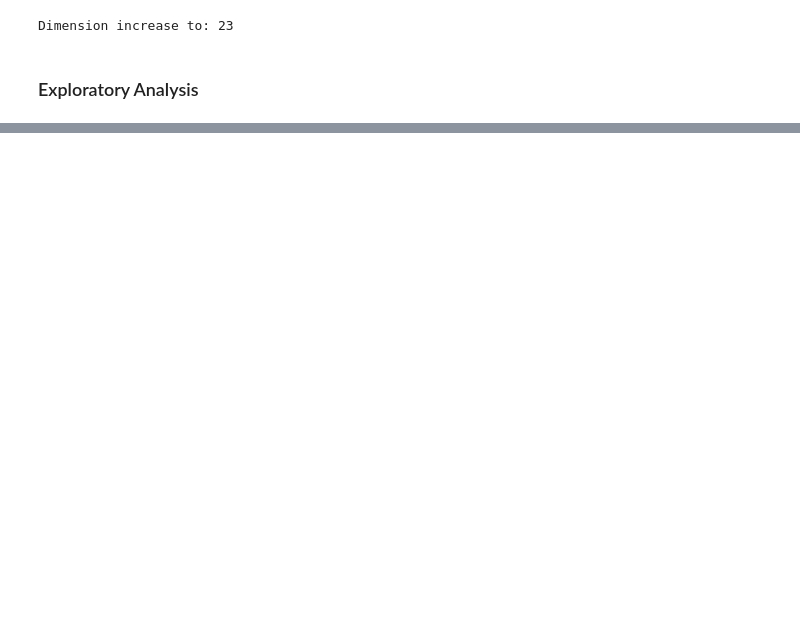
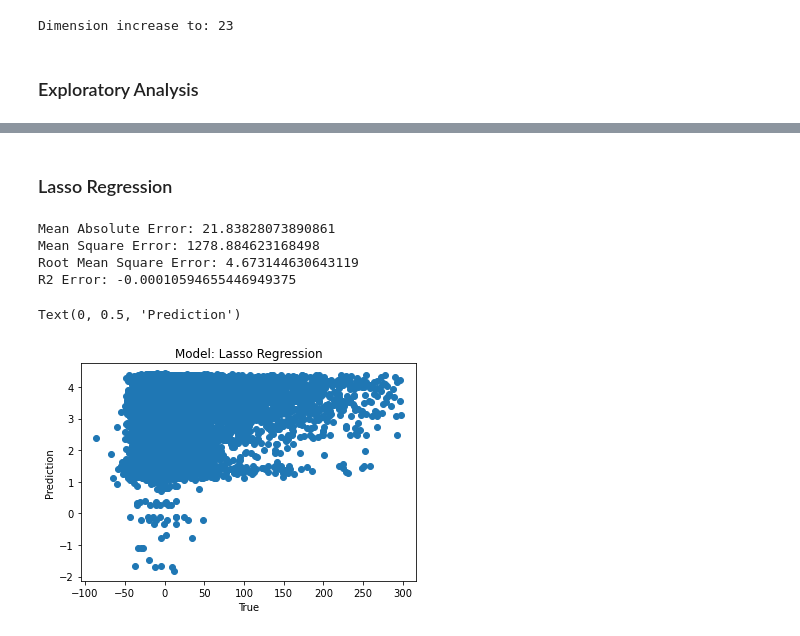
Before and after one commit to elslb/airline_delay_project, a Jupyter notebook: kevin_scratch.ipynb, the cells around one changed output, grey strips where cells are left out. Saved outputs shown, nothing was run; the diff lists cells and outputs as text; code cells hidden in the pictures; blank space fills up the shorter version.

```diff
--- a/kevin_scratch.ipynb
+++ b/kevin_scratch.ipynb
@@ -245,0 +213,24 @@ selector.ranking_
+# %% [markdown]
+### Lasso Regression
+# %%
+model_to_fit = Lasso()
+
+model = model_to_fit.fit(X_train, y_train)
+y_pred = model.predict(X_test)
+
+print(f'Mean Absolute Error: {metrics.mean_absolute_error(y_test, y_pred)}')
+print(f'Mean Square Error: {metrics.mean_squared_error(y_test, y_pred)}')
+print(f'Root Mean Square Error: {np.sqrt(metrics.mean_absolute_error(y_test, y_pred))}')
+print(f'R2 Error: {metrics.r2_score(y_test, y_pred)}')
+
+plt.scatter(x=y_test, y=y_pred)
+plt.title('Model: Lasso Regression')
+plt.xlabel('True')
+plt.ylabel('Prediction')
+# %% [output]
+Mean Absolute Error: 21.83828073890861
+Mean Square Error: 1278.884623168498
+Root Mean Square Error: 4.673144630643119
+R2 Error: -0.00010594655446949375
+Text(0, 0.5, 'Prediction')
+[figure, added]
```
Also changed, not shown: parts of 19 cells of this notebook, 1 other file.
